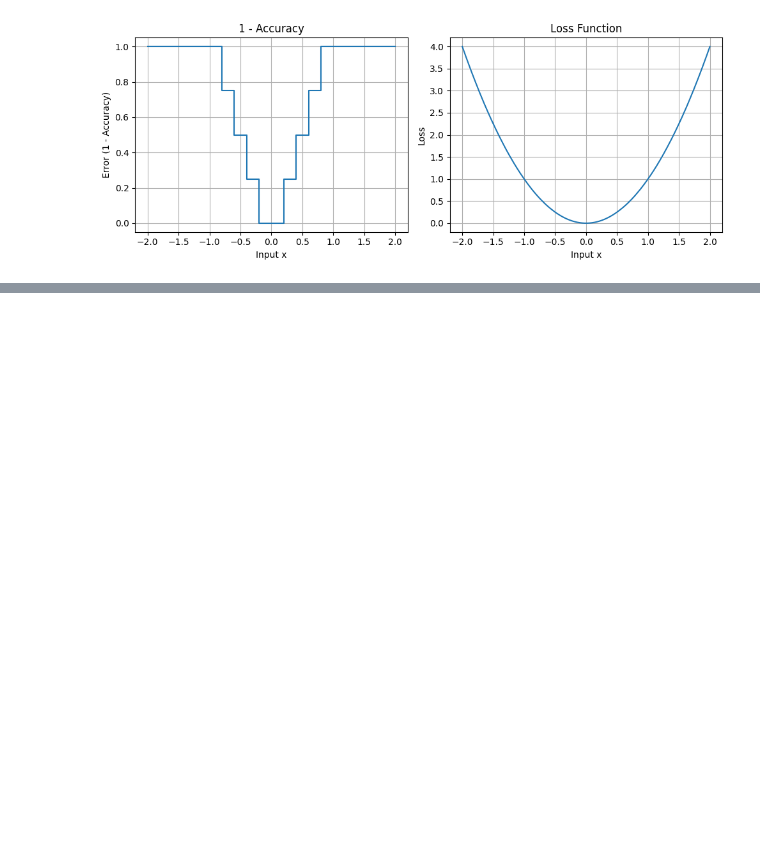
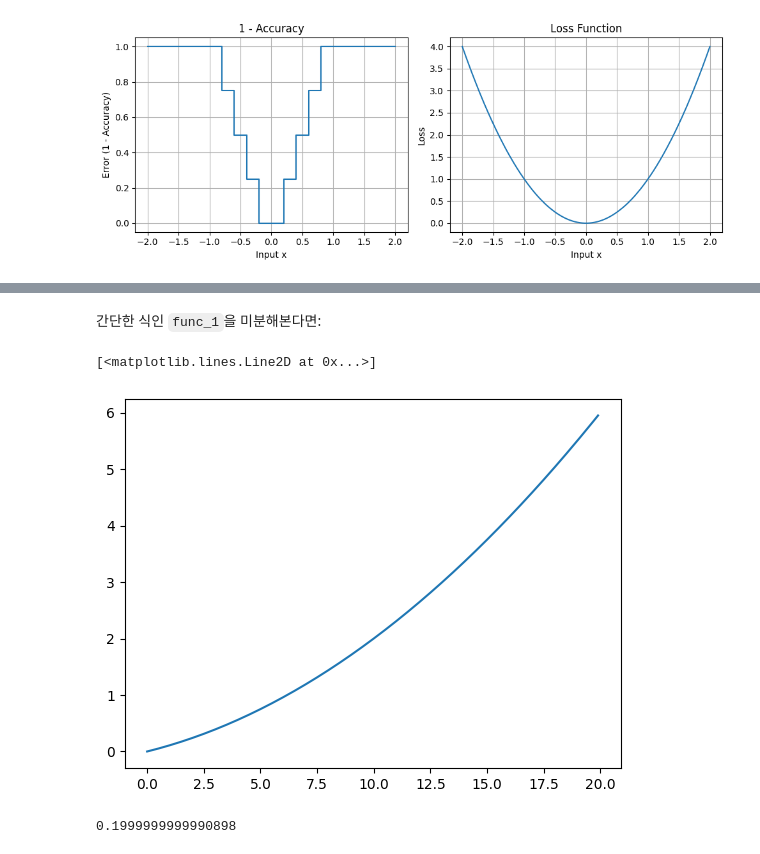
Before and after one commit to maxjo020418/DaeNaMu, a Jupyter notebook: DL_from_scratch_1n2/W4.ipynb, the cells around one changed output, grey strips where cells are left out. Cells and saved outputs as stored; diff of their text form; code cells hidden in the pictures; blank space fills up the shorter version.

```diff
--- a/DL_from_scratch_1n2/W4.ipynb
+++ b/DL_from_scratch_1n2/W4.ipynb
@@ -240,0 +258,15 @@ plt.show()
+# %% [markdown]
+간단한 식인 `func_1`을 미분해본다면:
+# %%
+def func_1(x):
+    return .01 * x ** 2 + .1 * x
+
+x = np.arange(0.0, 20.0, 0.1)
+plt.plot(x, func_1(x))
+# %% [output]
+[<matplotlib.lines.Line2D at 0x...>]
+[figure, added]
+# %%
+numerical_diff(func_1, 5)
+# %% [output]
+0.1999999999990898
```
Also changed, not shown: parts of 31 cells of this notebook, 6 other files.
